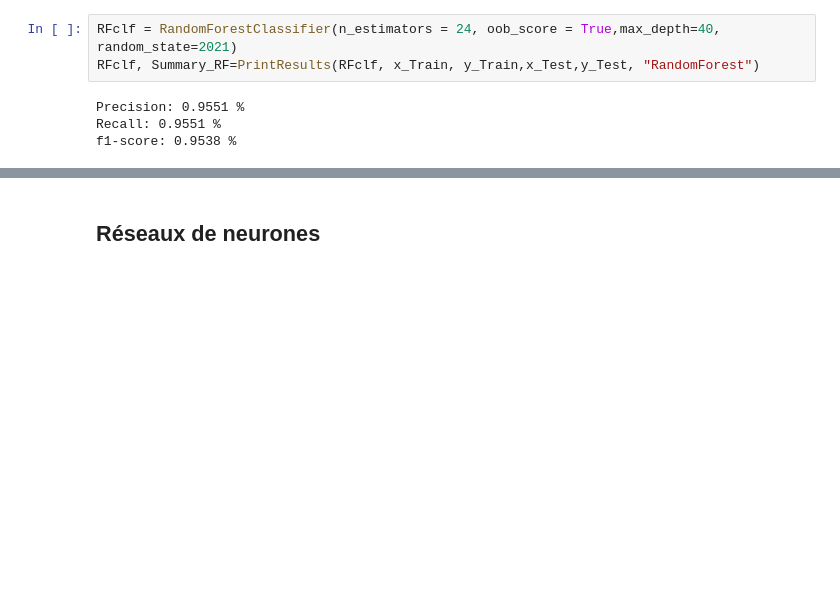
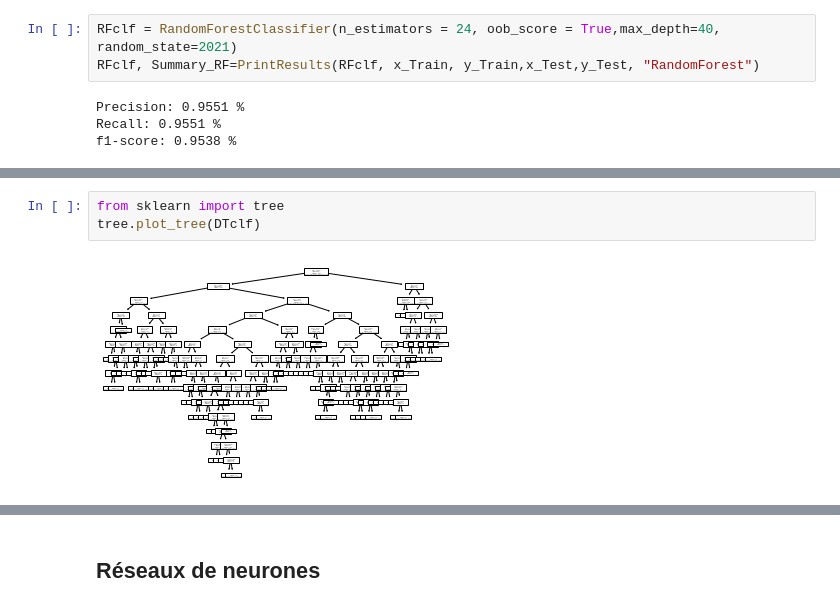
Before and after one commit to Nigirith/Obesity_Data_Analysis, a Jupyter notebook: projet py for ds.ipynb, the cells around one changed output, grey strips where cells are left out. Drawn from its saved outputs; the diff is of its cells as text; blank space fills up the shorter version.

Commit message:
add tree plot

```diff
--- a/projet py for ds.ipynb
+++ b/projet py for ds.ipynb
@@ -330,3 +330,8 @@ f1-score: 0.9475 %
+# %%
+from sklearn import tree
+tree.plot_tree(DTclf)
+# %% [output]
+[figure, added]
 # %%
 from sklearn import svm
 SVMclf = svm.SVC()
```
Also changed, not shown: parts of 25 cells of this notebook.
